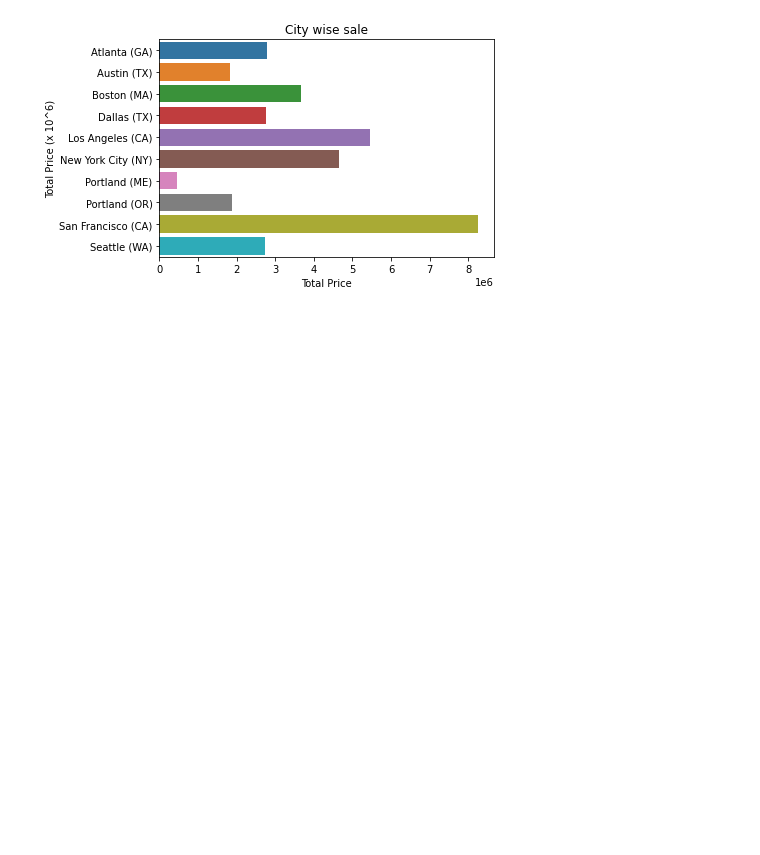
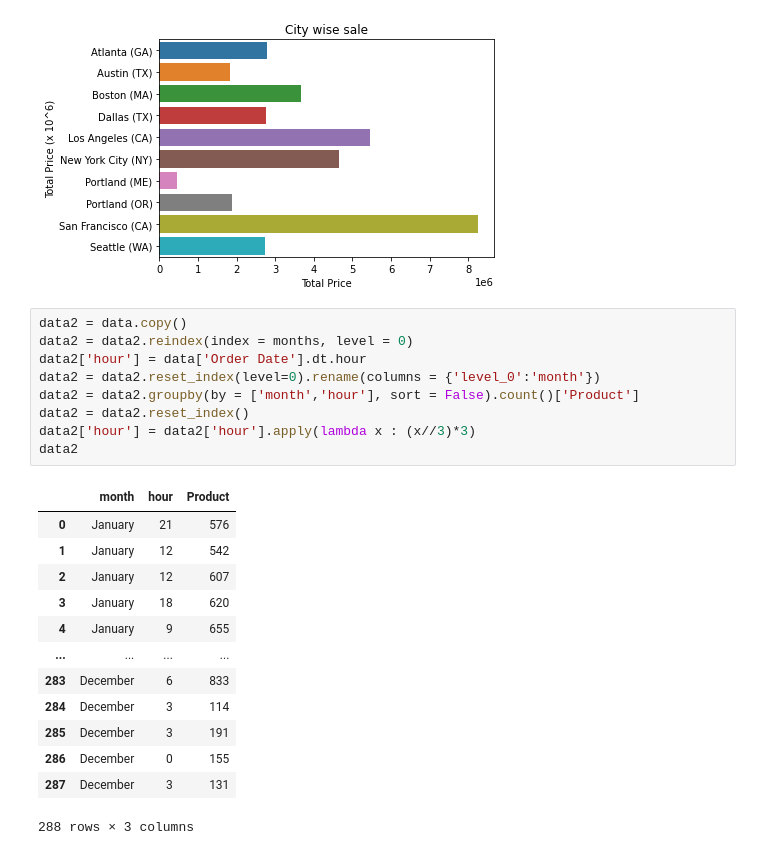
Before and after one commit to d-s-dc/Data-Analysis-on-Sales, a Jupyter notebook: Project.ipynb, the cells around one changed output. Cells and saved outputs as stored; diff of their text form; blank space fills up the shorter version.

```diff
--- a/Project.ipynb
+++ b/Project.ipynb
@@ -181,3 +181,26 @@ Seattle (WA)          2747755.48
 Name: Total Price, dtype: float64
 Text(0.5, 1.0, 'City wise sale')
 [figure]
+# %%
+data2 = data.copy()
+data2 = data2.reindex(index = months, level = 0)
+data2['hour'] = data['Order Date'].dt.hour
+data2 = data2.reset_index(level=0).rename(columns = {'level_0':'month'})
+data2 = data2.groupby(by = ['month','hour'], sort = False).count()['Product']
+data2 = data2.reset_index()
+data2['hour'] = data2['hour'].apply(lambda x : (x//3)*3)
+data2
+# %% [output]
+|  | month | hour | Product |
+| 0 | January | 21 | 576 |
+| 1 | January | 12 | 542 |
+| 2 | January | 12 | 607 |
+| 3 | January | 18 | 620 |
+| 4 | January | 9 | 655 |
+| ... | ... | ... | ... |
+| 283 | December | 6 | 833 |
+| 284 | December | 3 | 114 |
+| 285 | December | 3 | 191 |
+| 286 | December | 0 | 155 |
+| 287 | December | 3 | 131 |
+288 rows × 3 columns
```
Also changed, not shown: parts of 1 cell of this notebook.
